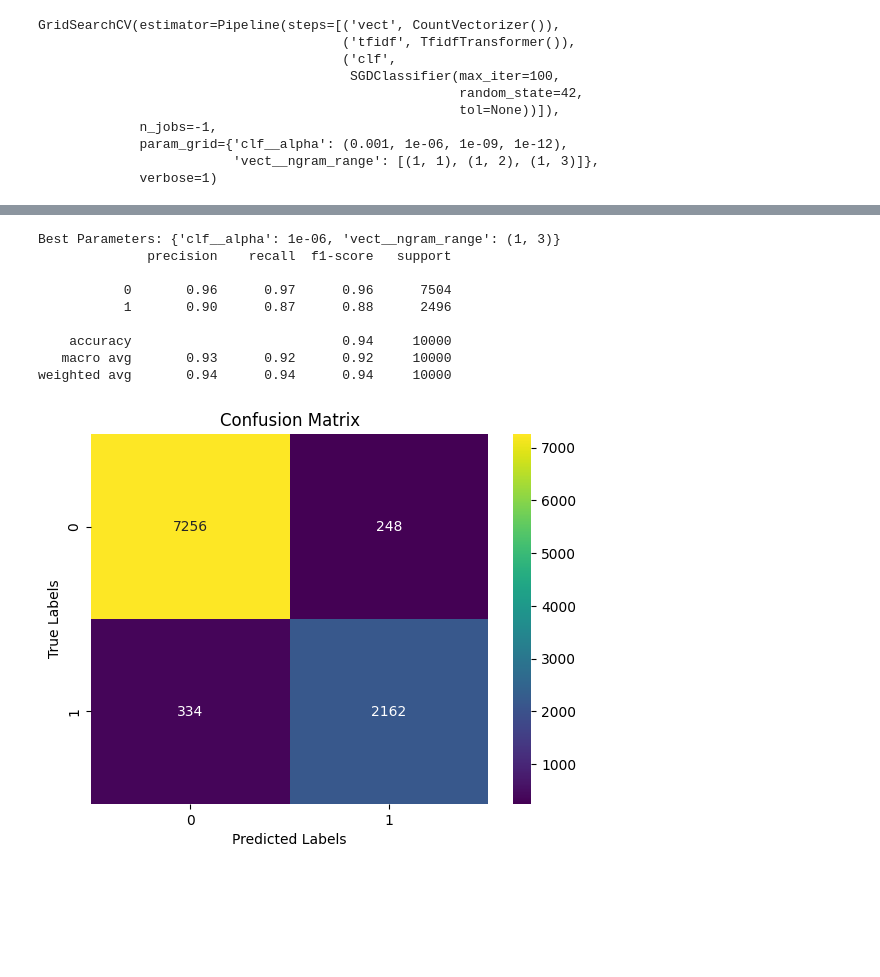
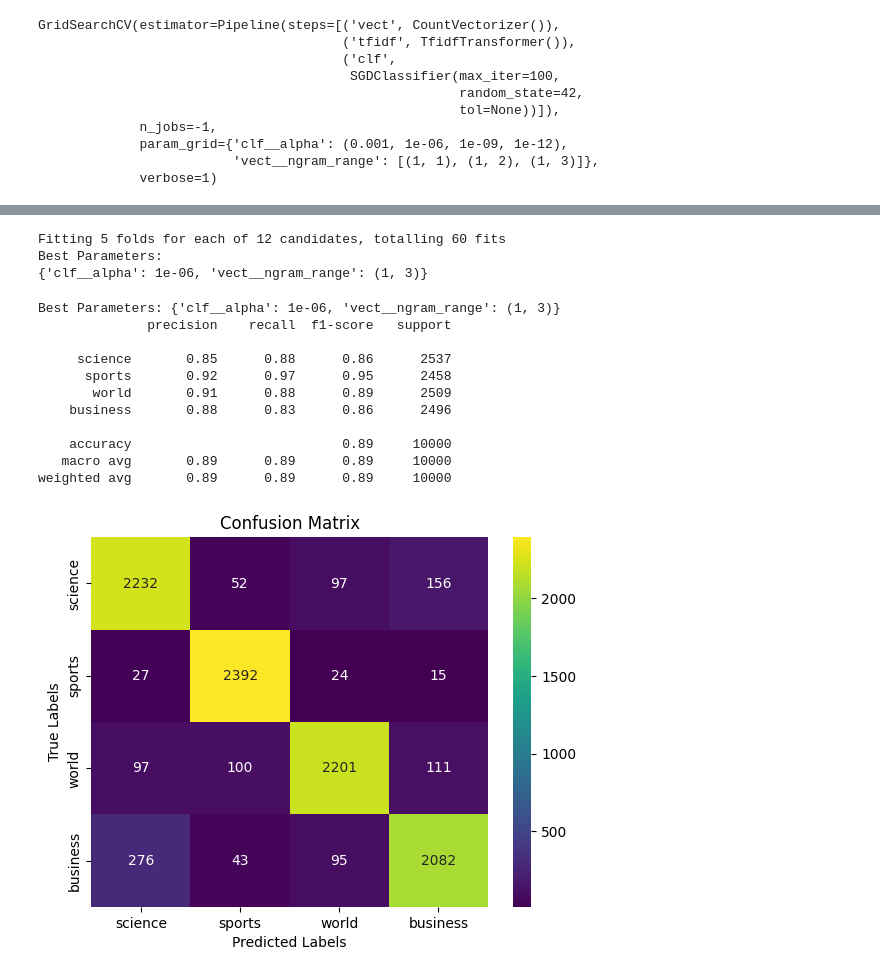
Before and after one commit to ATB1999/AdvancedAI_NLP_Assignment, a Jupyter notebook: Assignment.ipynb, the cells around one changed output, grey strips where cells are left out. Cells and saved outputs as stored; diff of their text form; code cells hidden in the pictures; blank space fills up the shorter version.

```diff
--- a/Assignment.ipynb
+++ b/Assignment.ipynb
@@ -343,0 +451,5 @@ weighted avg       0.86      0.86      0.86     10000
+# %%
+#We redefine our tarin set as said: 30%.
+
+train=train.sample(n=int(0.3*len(train)))
+train
@@ -573,17 +1645,54 @@ GridSearchCV(estimator=Pipeline(steps=[('vect', CountVectorizer()),
+# %%
+#We load spacy as we require
+spacy_nlp=spacy.load("en_core_web_md")
+# %%
+#We lemmatize all rows in both train and test sets
+def spacy_lemmatizer(text):
+    doc = spacy_nlp(text)
+    lemmas = [token.lemma_ for token in doc]
+    return ' '.join(lemmas)  # Join the lemmas into a single string
+
+# We preprocess the train and test data with the custom tokenizer
+X_train_lemmas = [spacy_lemmatizer(text) for text in tqdm(train.text)]
+X_test_lemmas = [spacy_lemmatizer(text) for text in tqdm(test.text)]
+# %%
+# Define the base sklearn pipeline with SGDClassifier and lemmas as bag-of-words
+pipeline = Pipeline([
+    ('vect', CountVectorizer()),
+    ('tfidf', TfidfTransformer()),
+    ('clf', SGDClassifier(loss='hinge', penalty='l2', alpha=1e-3, random_state=42, max_iter=5, tol=None)),
+])
+
+sgd_grid_parameters = {
+    'vect__ngram_range': [(1, 1), (1, 2), (1, 3)],
+    'clf__alpha': (1e-3, 1e-6, 1e-9, 1e-12)
+}
+
+grid_search = GridSearchCV(pipeline, sgd_grid_parameters, verbose=1, n_jobs=-1)
+grid_search.fit(X_train_lemmas, train.label_int)
+print("Best Parameters:")
+print(grid_search.best_params_)
+y_pred = grid_search.predict(X_test_lemmas)
+# %% [output]
+Fitting 5 folds for each of 12 candidates, totalling 60 fits
+Best Parameters:
+{'clf__alpha': 1e-06, 'vect__ngram_range': (1, 3)}
 # %%
 #We extract the best model with its correspondent hyperparameters first.
-sgd_best=sgd_grid.best_estimator_
-print('Best Parameters:', sgd_grid.best_params_)
+sgd_best=grid_search.best_estimator_
+print('Best Parameters:', grid_search.best_params_)
 
-results_binary(model_fit=sgd_best, variable="business_int")
+results_multiclass(model_fit=sgd_best)
 # %% [output]
 Best Parameters: {'clf__alpha': 1e-06, 'vect__ngram_range': (1, 3)}
               precision    recall  f1-score   support
 
-           0       0.96      0.97      0.96      7504
-           1       0.90      0.87      0.88      2496
+     science       0.85      0.88      0.86      2537
+      sports       0.92      0.97      0.95      2458
+       world       0.91      0.88      0.89      2509
+    business       0.88      0.83      0.86      2496
 
-    accuracy                           0.94     10000
-   macro avg       0.93      0.92      0.92     10000
-weighted avg       0.94      0.94      0.94     10000
+    accuracy                           0.89     10000
+   macro avg       0.89      0.89      0.89     10000
+weighted avg       0.89      0.89      0.89     10000
-[figure, old version]
+[figure, new version]
```
Also changed, not shown: parts of 108 cells of this notebook, 2 other files.
